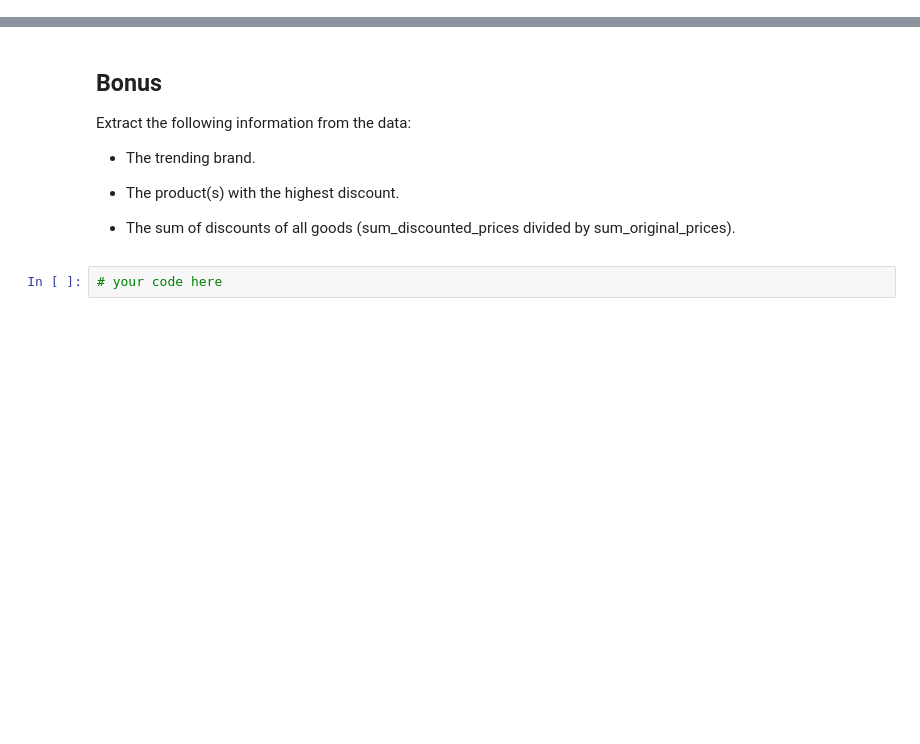
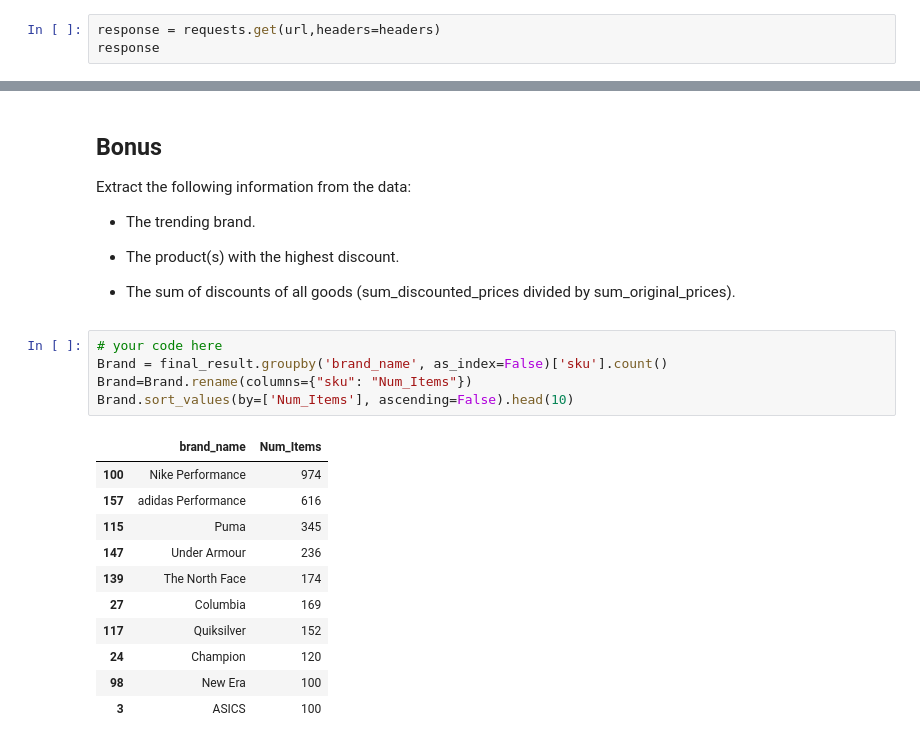
Before and after one commit to ta-datapt-bcn/lab-parsing-API-data, a Jupyter notebook: your-code/main.ipynb, the cells around one changed output, grey strips where cells are left out. Drawn from its saved outputs; the diff is of its cells as text; blank space fills up the shorter version.

```diff
--- a/your-code/main.ipynb
+++ b/your-code/main.ipynb
@@ -19,0 +27,3 @@ Wrote your codes in the cell below to obtain the data from the API endpoint you
+# %%
+response = requests.get(url,headers=headers)
+response
@@ -45,5 +106,20 @@ Extract the following information from the data:
 * The product(s) with the highest discount.
 
 * The sum of discounts of all goods (sum_discounted_prices divided by sum_original_prices).
-# %%
-# your code here
+# %%
+# your code here
+Brand = final_result.groupby('brand_name', as_index=False)['sku'].count()
+Brand=Brand.rename(columns={"sku": "Num_Items"})
+Brand.sort_values(by=['Num_Items'], ascending=False).head(10)
+# %% [output]
+|  | brand_name | Num_Items |
+| 100 | Nike Performance | 974 |
+| 157 | adidas Performance | 616 |
+| 115 | Puma | 345 |
+| 147 | Under Armour | 236 |
+| 139 | The North Face | 174 |
+| 27 | Columbia | 169 |
+| 117 | Quiksilver | 152 |
+| 24 | Champion | 120 |
+| 98 | New Era | 100 |
+| 3 | ASICS | 100 |
```
Also changed, not shown: parts of 13 cells of this notebook, 1 other file.
